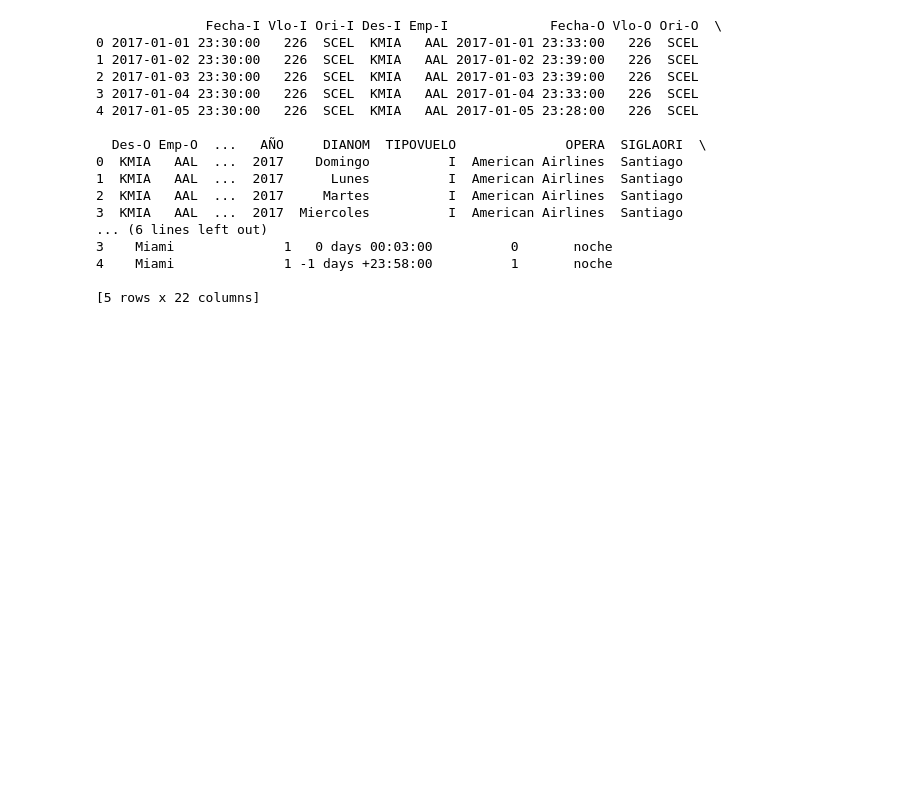
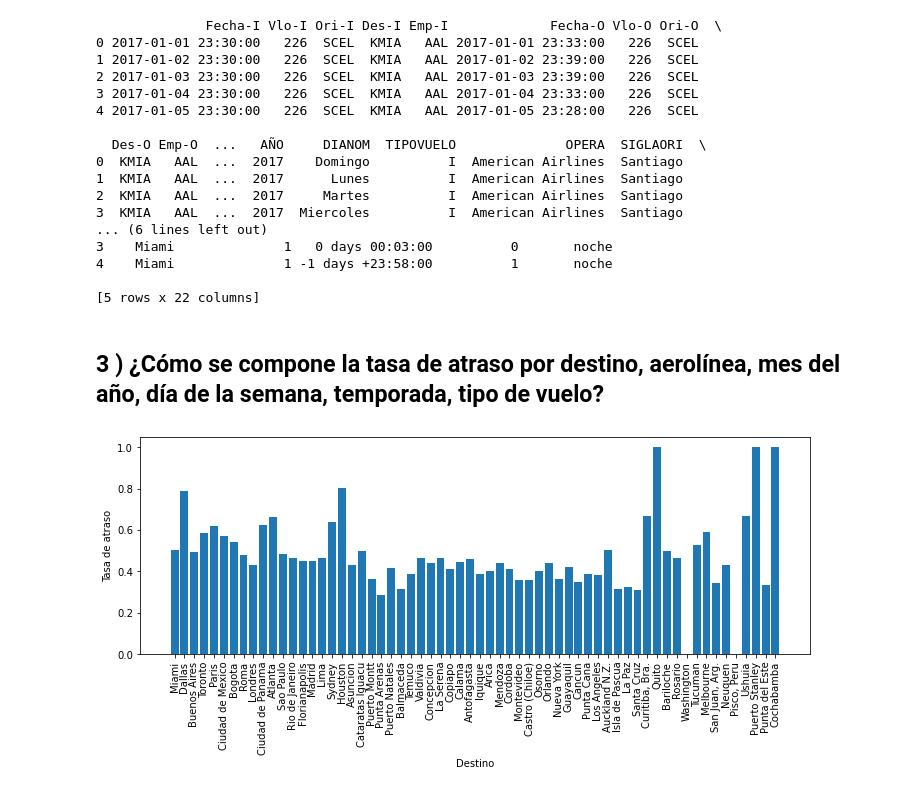
Before and after one commit to lorenagh/latam, a Jupyter notebook: solution.ipynb, the cells around one changed output. Saved outputs shown, nothing was run; the diff lists cells and outputs as text; code cells hidden in the pictures; blank space fills up the shorter version.

Commit message:
tasa de atraso

```diff
--- a/solution.ipynb
+++ b/solution.ipynb
@@ -114,3 +114,30 @@ data.to_csv('synthetic_features.csv')
 4    Miami              1 -1 days +23:58:00          1       noche
 
 [5 rows x 22 columns]
+# %% [markdown]
+## 3 ) ¿Cómo se compone la tasa de atraso por destino, aerolínea, mes del año, día de la semana, temporada, tipo de vuelo?
+# %%
+import matplotlib.pyplot as plt
+data = pd.read_csv('synthetic_features.csv')
+variables = data['SIGLADES'].unique()
+
+var,tasa   = [], []
+
+for i in variables:
+    var.append(i)
+    variable = data[data['SIGLADES'] == str(i)]
+    atraso  = variable[variable['atraso_15'] == 1]
+    lendes = len(variable['Fecha-I'])
+    lenatr = len(atraso['Fecha-I'])
+    tasa.append(lenatr/lendes)
+#print(des,tasa)
+fig = plt.figure(figsize = (12,4))
+
+plt.bar(var, tasa)
+plt.xlabel('Destino')
+plt.ylabel('Tasa de atraso')
+plt.xticks(rotation='vertical')
+
+plt.show()
+# %% [output]
+[figure, added]
```
Also changed, not shown: parts of 5 cells of this notebook.
